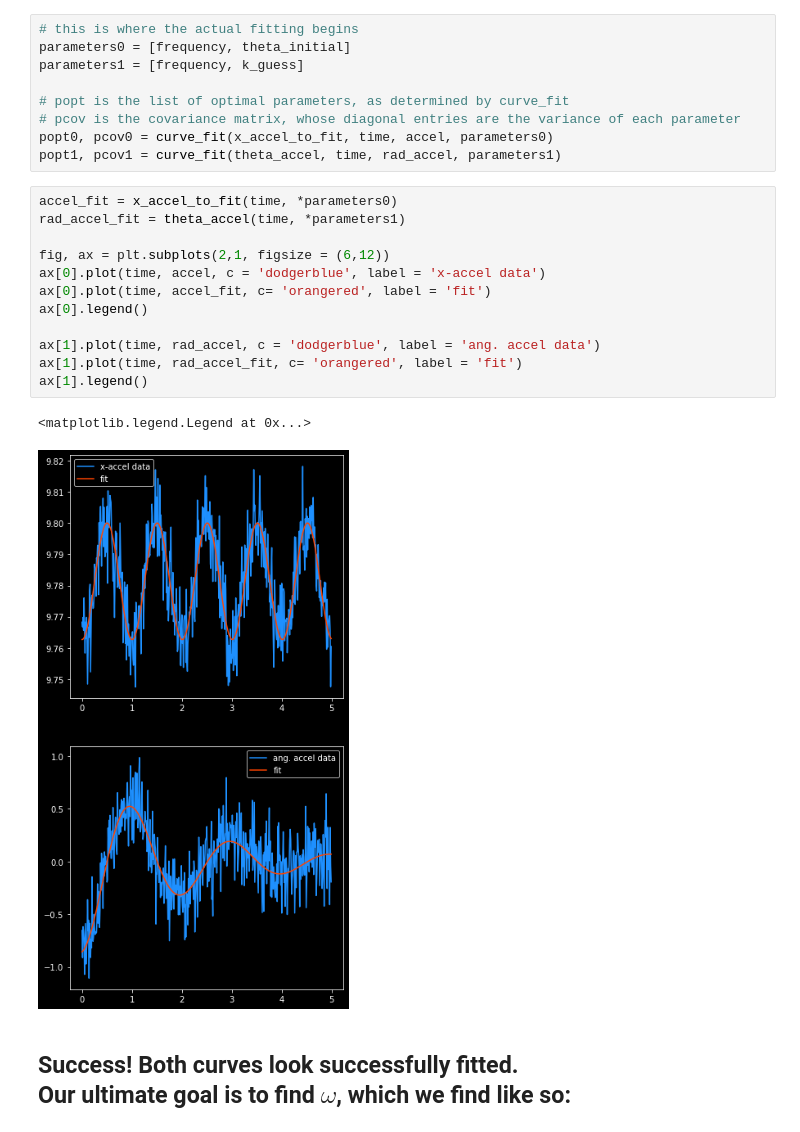
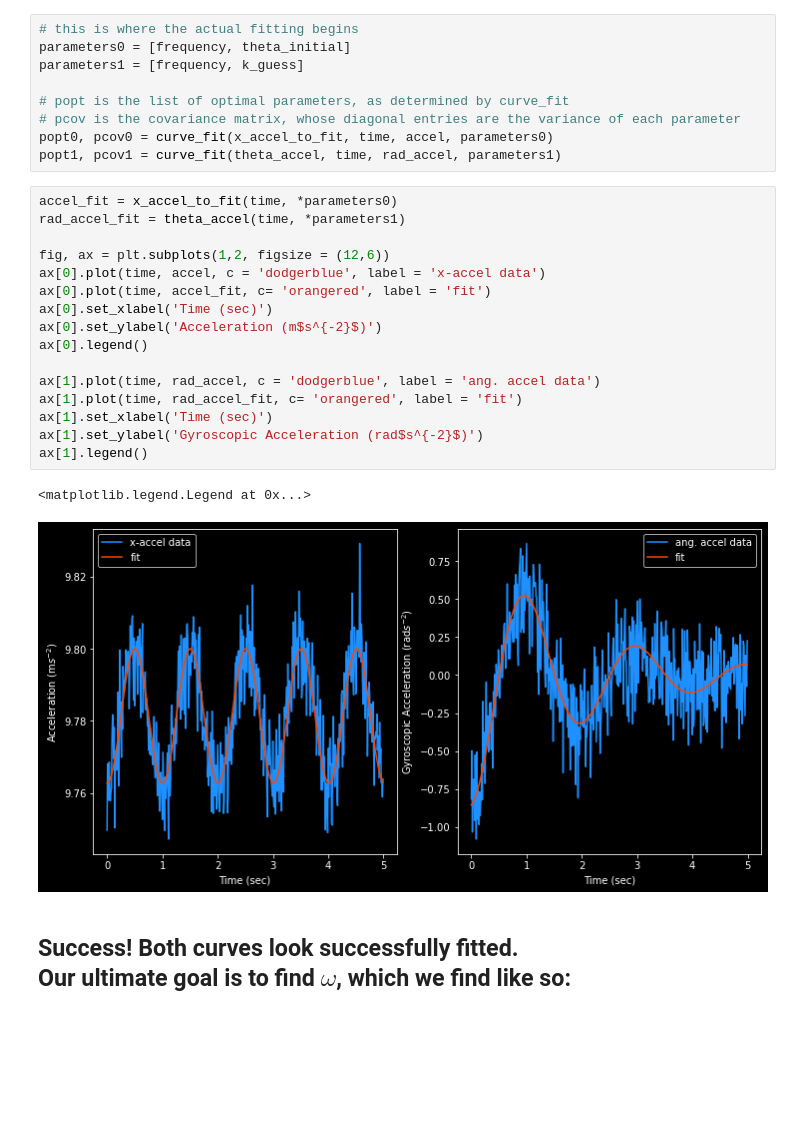
Before and after one commit to max-hanrahan/Pendulum-Calibration-Analysis, a Jupyter notebook: simulated_pendulum.ipynb, the cells around one changed output. Drawn from its saved outputs; the diff is of its cells as text; blank space fills up the shorter version.

Commit message:
Added axis labels on all the plots

```diff
--- a/simulated_pendulum.ipynb
+++ b/simulated_pendulum.ipynb
@@ -90,18 +92,22 @@ popt1, pcov1 = curve_fit(theta_accel, time, rad_accel, parameters1)
 # %%
 accel_fit = x_accel_to_fit(time, *parameters0)
 rad_accel_fit = theta_accel(time, *parameters1)
 
-fig, ax = plt.subplots(2,1, figsize = (6,12))
+fig, ax = plt.subplots(1,2, figsize = (12,6))
 ax[0].plot(time, accel, c = 'dodgerblue', label = 'x-accel data')
 ax[0].plot(time, accel_fit, c= 'orangered', label = 'fit')
+ax[0].set_xlabel('Time (sec)')
+ax[0].set_ylabel('Acceleration (m$s^{-2}$)')
 ax[0].legend()
 
 ax[1].plot(time, rad_accel, c = 'dodgerblue', label = 'ang. accel data')
 ax[1].plot(time, rad_accel_fit, c= 'orangered', label = 'fit')
+ax[1].set_xlabel('Time (sec)')
+ax[1].set_ylabel('Gyroscopic Acceleration (rad$s^{-2}$)')
 ax[1].legend()
 # %% [output]
 <matplotlib.legend.Legend at 0x...>
-[figure, old version]
+[figure, new version]
 # %% [markdown]
 ## Success! Both curves look successfully fitted. <br>  Our ultimate goal is to find $\omega$, which we find like so:
 # %%
```
Also changed, not shown: parts of 3 cells of this notebook.
